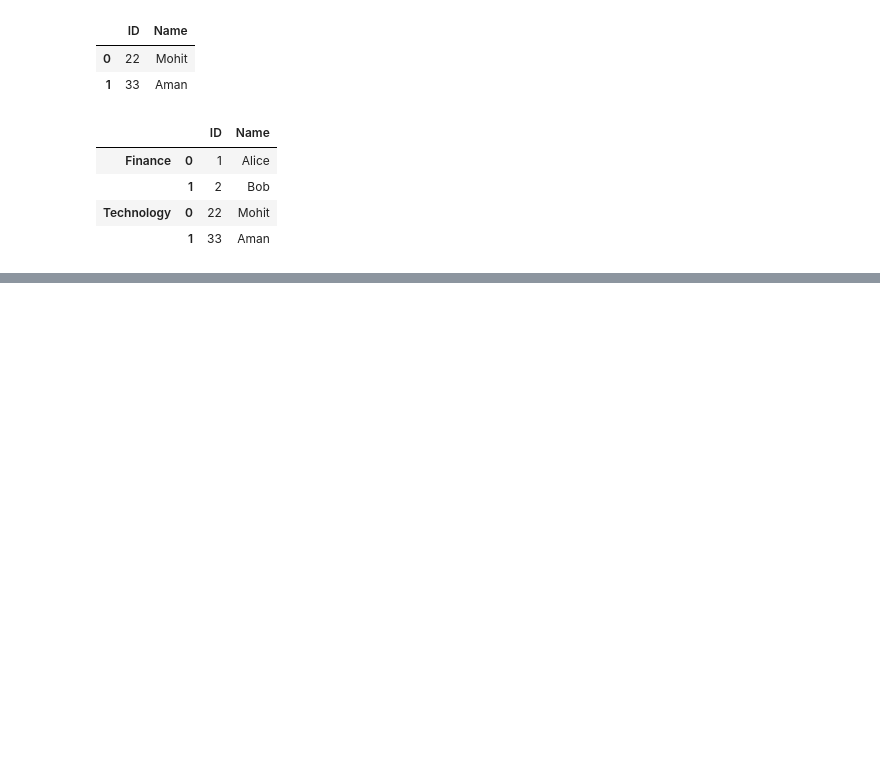
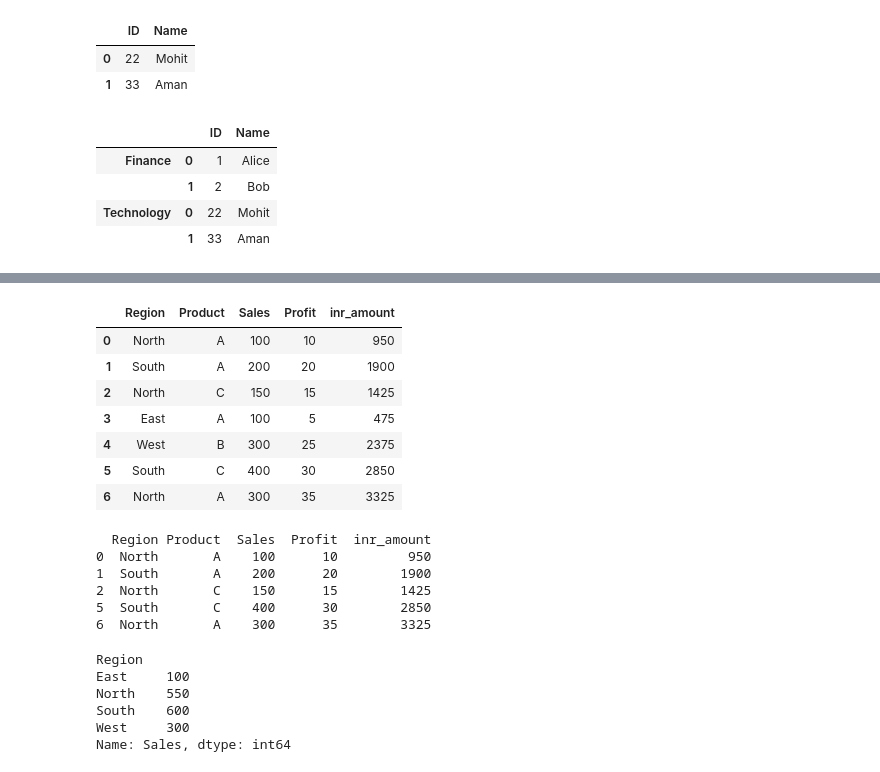
Before and after one commit to mohitsingh109/Learning-Python-March, a Jupyter notebook: Pandas.ipynb, the cells around one changed output, grey strips where cells are left out. Saved outputs shown, nothing was run; the diff lists cells and outputs as text; code cells hidden in the pictures; blank space fills up the shorter version.

Commit message:
Uploaded group Pandas.ipynb

```diff
--- a/Pandas.ipynb
+++ b/Pandas.ipynb
@@ -916,0 +1020,10 @@ result
+# %%
+data = {
+    'Region': ['North', 'South', 'North', 'East', 'West', 'South', 'North'],
+    'Product': ['A', 'A', 'C', 'A', 'B', 'C', 'A'],
+    'Sales': [100, 200, 150, 100, 300, 400, 300],
+    'Profit': [10, 20, 15, 5, 25, 30, 35]
+}
+
+df = pd.DataFrame(data)
+print(df)
@@ -916,0 +1089,38 @@ result
+# %%
+# Transform the groupby object to a DataFrame
+# Why it skip the agg??
+df['inr_amount'] = df.groupby('Region')['Profit'].transform(lambda dollar: dollar * 95)
+df
+# %% [output]
+|  | Region | Product | Sales | Profit | inr_amount |
+| 0 | North | A | 100 | 10 | 950 |
+| 1 | South | A | 200 | 20 | 1900 |
+| 2 | North | C | 150 | 15 | 1425 |
+| 3 | East | A | 100 | 5 | 475 |
+| 4 | West | B | 300 | 25 | 2375 |
+| 5 | South | C | 400 | 30 | 2850 |
+| 6 | North | A | 300 | 35 | 3325 |
+# %%
+# Filter the groupby object to only include groups with a total sales greater than 400
+
+filtered = df.groupby('Region').filter(lambda x: x['Sales'].sum() > 400)
+print(filtered)
+# %% [output]
+  Region Product  Sales  Profit  inr_amount
+0  North       A    100      10         950
+1  South       A    200      20        1900
+2  North       C    150      15        1425
+5  South       C    400      30        2850
+6  North       A    300      35        3325
+# %%
+# Group Keys & as_index
+# as_index = True (group by key is your index)
+grouped_sales = df.groupby('Region')['Sales'].sum()
+grouped_sales
+# %% [output]
+Region
+East     100
+North    550
+South    600
+West     300
+Name: Sales, dtype: int64
```
Also changed, not shown: parts of 24 cells of this notebook, 3 other files.
